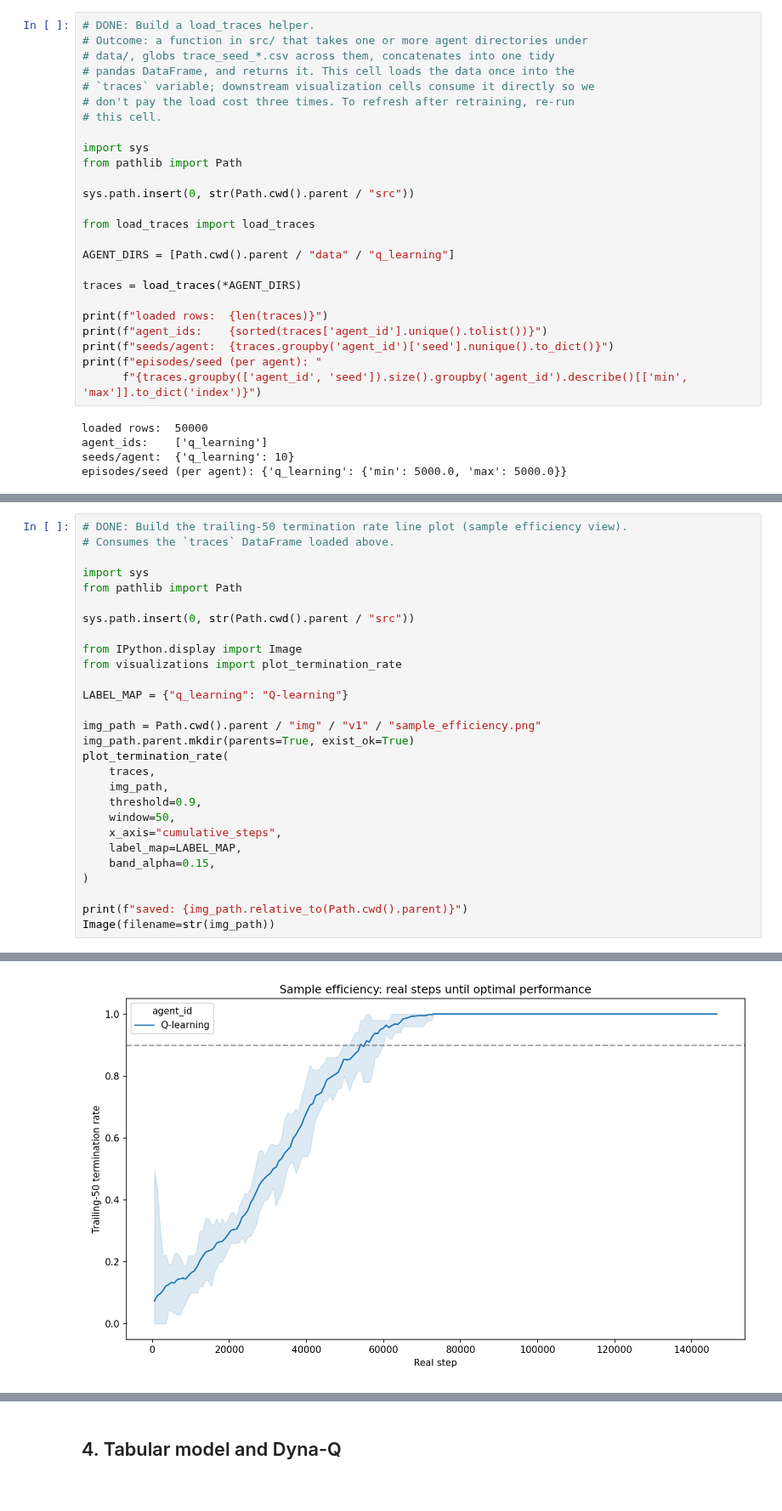
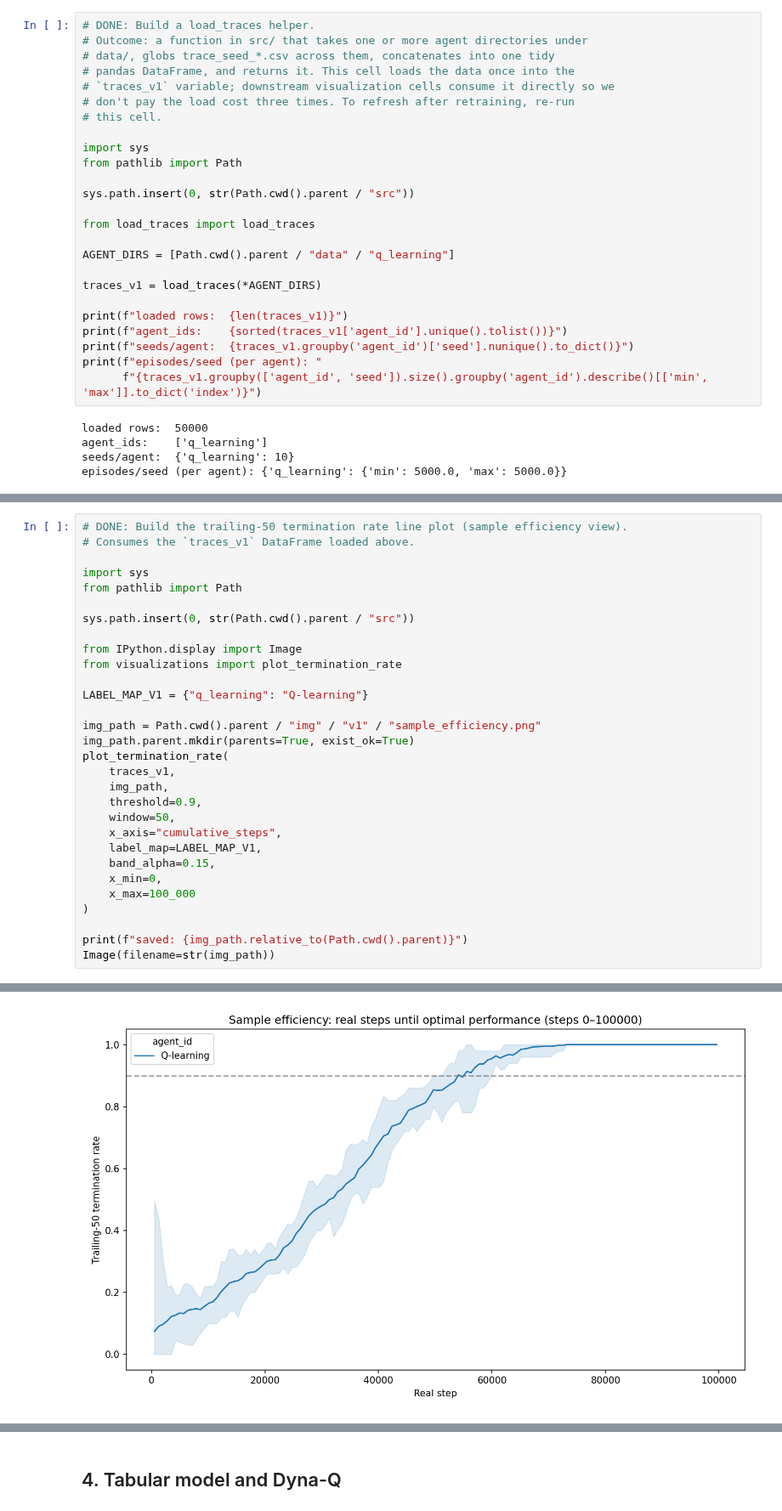
Before and after one commit to craig-rudman/MSDS684, a Jupyter notebook: W7/ipynb/development.ipynb, the cells around one changed output, grey strips where cells are left out. Shown at 85% size. Cells and saved outputs as stored; diff of their text form.

```diff
--- a/W7/ipynb/development.ipynb
+++ b/W7/ipynb/development.ipynb
@@ -239,7 +239,7 @@ Files under data/q_learning/: 10 trace CSVs
 # Outcome: a function in src/ that takes one or more agent directories under
 # data/, globs trace_seed_*.csv across them, concatenates into one tidy
 # pandas DataFrame, and returns it. This cell loads the data once into the
-# `traces` variable; downstream visualization cells consume it directly so we
+# `traces_v1` variable; downstream visualization cells consume it directly so we
 # don't pay the load cost three times. To refresh after retraining, re-run
 # this cell.
 
@@ -252,13 +252,13 @@ from load_traces import load_traces
 
 AGENT_DIRS = [Path.cwd().parent / "data" / "q_learning"]
 
-traces = load_traces(*AGENT_DIRS)
+traces_v1 = load_traces(*AGENT_DIRS)
 
-print(f"loaded rows:  {len(traces)}")
-print(f"agent_ids:    {sorted(traces['agent_id'].unique().tolist())}")
-print(f"seeds/agent:  {traces.groupby('agent_id')['seed'].nunique().to_dict()}")
+print(f"loaded rows:  {len(traces_v1)}")
+print(f"agent_ids:    {sorted(traces_v1['agent_id'].unique().tolist())}")
+print(f"seeds/agent:  {traces_v1.groupby('agent_id')['seed'].nunique().to_dict()}")
 print(f"episodes/seed (per agent): "
-      f"{traces.groupby(['agent_id', 'seed']).size().groupby('agent_id').describe()[['min', 'max']].to_dict('index')}")
+      f"{traces_v1.groupby(['agent_id', 'seed']).size().groupby('agent_id').describe()[['min', 'max']].to_dict('index')}")
 # %% [output]
 loaded rows:  50000
 agent_ids:    ['q_learning']
@@ -325,31 +331,33 @@ saved: img/v1/episodes_to_optimal.png
 # %%
 # DONE: Build the trailing-50 termination rate line plot (sample efficiency view).
-# Consumes the `traces` DataFrame loaded above.
+# Consumes the `traces_v1` DataFrame loaded above.
 
 import sys
 from pathlib import Path
 
 sys.path.insert(0, str(Path.cwd().parent / "src"))
 
 from IPython.display import Image
 from visualizations import plot_termination_rate
 
-LABEL_MAP = {"q_learning": "Q-learning"}
+LABEL_MAP_V1 = {"q_learning": "Q-learning"}
 
 img_path = Path.cwd().parent / "img" / "v1" / "sample_efficiency.png"
 img_path.parent.mkdir(parents=True, exist_ok=True)
 plot_termination_rate(
-    traces,
+    traces_v1,
     img_path,
     threshold=0.9,
     window=50,
     x_axis="cumulative_steps",
-    label_map=LABEL_MAP,
+    label_map=LABEL_MAP_V1,
     band_alpha=0.15,
+    x_min=0,
+    x_max=100_000
 )
 
 print(f"saved: {img_path.relative_to(Path.cwd().parent)}")
 Image(filename=str(img_path))
 # %% [output]
 saved: img/v1/sample_efficiency.png
-[figure, old version]
+[figure, new version]
```
Also changed, not shown: parts of 33 cells of this notebook, 42 other files.
